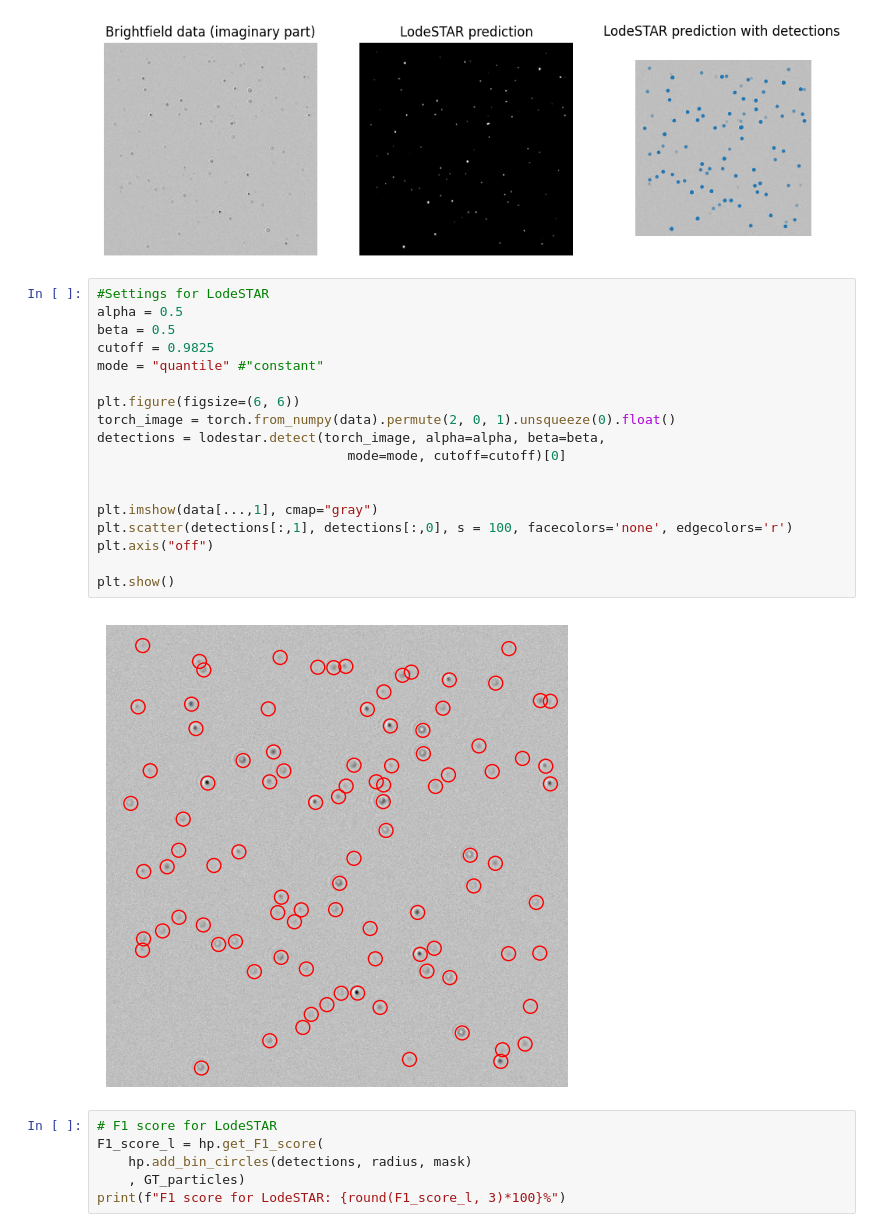
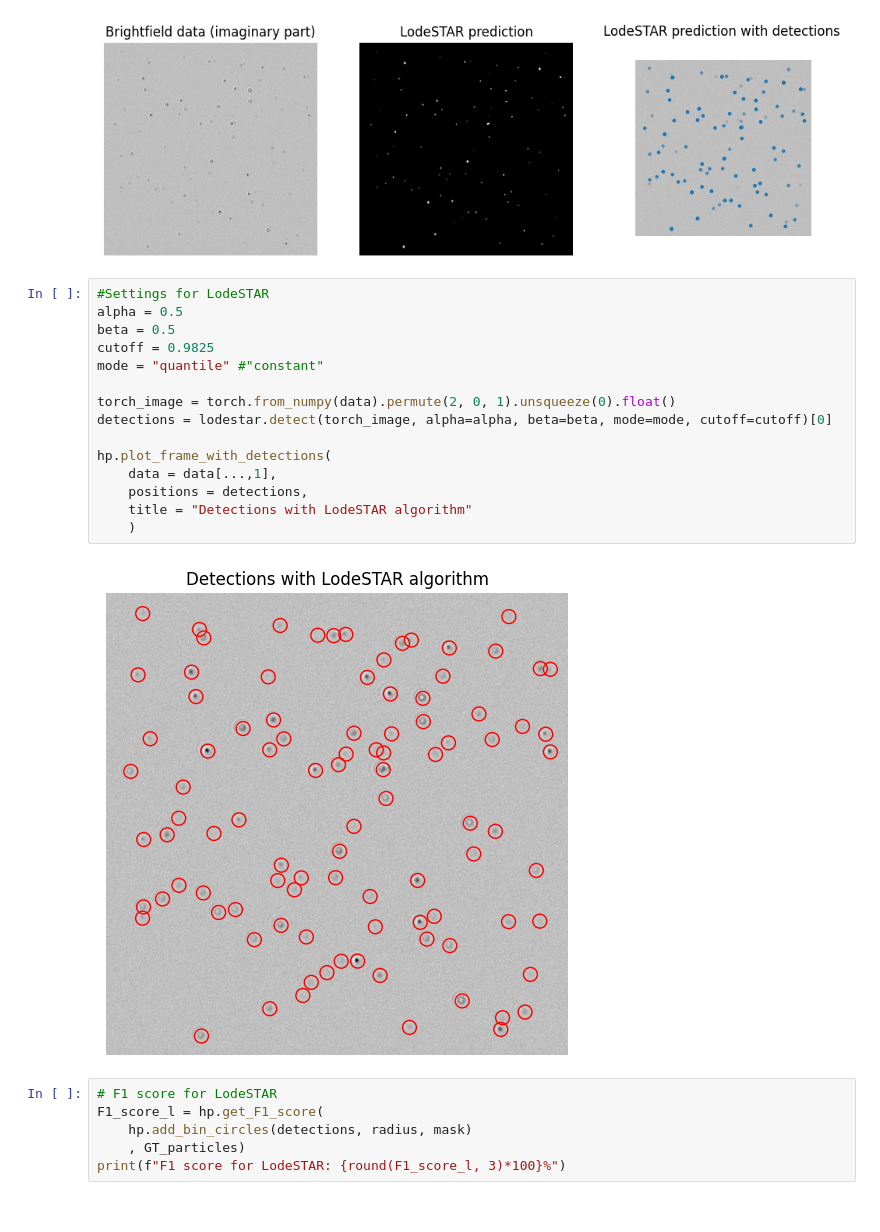
Before and after one commit to softmatterlab/OpticalCharacterizationNanoparticles, a Jupyter notebook: example_analysis/Quantitative_field_analysis.ipynb, the cells around one changed output. Saved outputs shown, nothing was run; the diff lists cells and outputs as text.

```diff
--- a/example_analysis/Quantitative_field_analysis.ipynb
+++ b/example_analysis/Quantitative_field_analysis.ipynb
@@ -250,23 +250,20 @@ plt.show()
 # %%
 #Settings for LodeSTAR
 alpha = 0.5
 beta = 0.5
 cutoff = 0.9825
 mode = "quantile" #"constant"
 
-plt.figure(figsize=(6, 6))
 torch_image = torch.from_numpy(data).permute(2, 0, 1).unsqueeze(0).float()
-detections = lodestar.detect(torch_image, alpha=alpha, beta=beta,
-                                mode=mode, cutoff=cutoff)[0]
+detections = lodestar.detect(torch_image, alpha=alpha, beta=beta, mode=mode, cutoff=cutoff)[0]
 
-
-plt.imshow(data[...,1], cmap="gray")
-plt.scatter(detections[:,1], detections[:,0], s = 100, facecolors='none', edgecolors='r')
-plt.axis("off")
-
-plt.show()
+hp.plot_frame_with_detections(
+    data = data[...,1],
+    positions = detections,
+    title = "Detections with LodeSTAR algorithm"
+    )
 # %% [output]
-[figure, old version]
+[figure, new version]
 # %%
 # F1 score for LodeSTAR
 F1_score_l = hp.get_F1_score(
```
Also changed, not shown: parts of 2 cells of this notebook, 2 other files.
